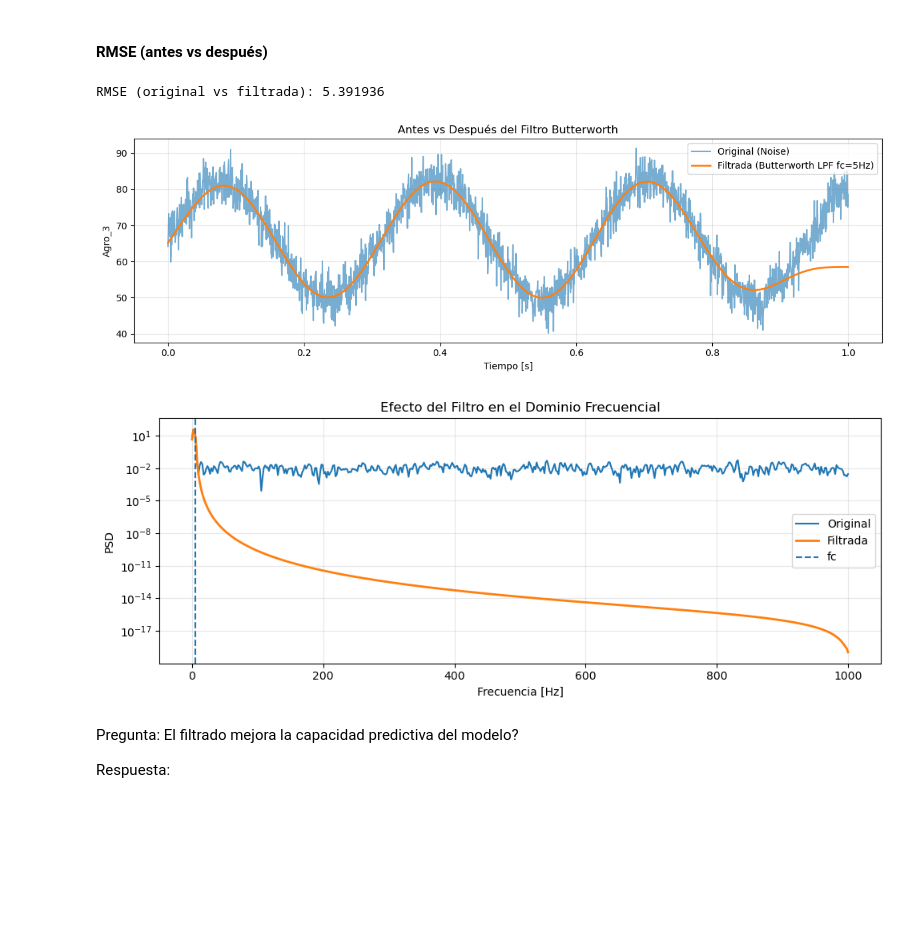
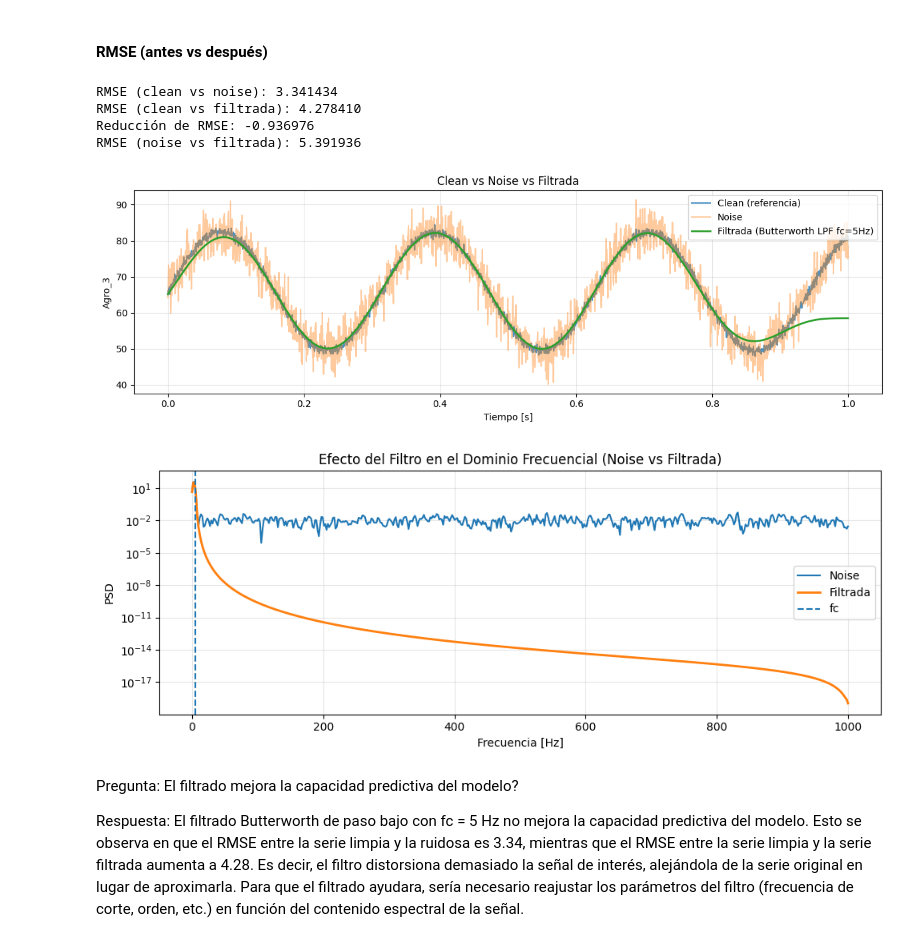
Before and after one commit to ManuCarov/Inteligencia_GeoTemporal_y_redes, a Jupyter notebook: Fase2_ProcesamientoSenales.ipynb, the cells around one changed output. Cells and saved outputs as stored; diff of their text form; code cells hidden in the pictures; blank space fills up the shorter version.

```diff
--- a/Fase2_ProcesamientoSenales.ipynb
+++ b/Fase2_ProcesamientoSenales.ipynb
@@ -204,61 +208,64 @@ Muestras: 2000
 # %% [markdown]
 #### FILTRO BUTTERWORTH PASO BAJO
 # %%
-
 nyq = fs / 2
 Wn = cutoff_hz / nyq
 
 if not (0 < Wn < 1):
     raise ValueError(f"cutoff_hz debe estar entre 0 y {nyq} Hz")
 
-b, a = signal.butter(order, Wn, btype='low')
-x_filtered = signal.filtfilt(b, a, x_original)
+b, a = signal.butter(order, Wn, btype="low")
+x_filtered = signal.filtfilt(b, a, x_noise)
 # %% [markdown]
 ####  RMSE (antes vs después)
 # %%
 def rmse(x1, x2):
     return np.sqrt(np.mean((x1 - x2)**2))
 
-rmse_value = rmse(x_original, x_filtered)
+rmse_before = rmse(x_clean, x_noise)
+rmse_after = rmse(x_clean, x_filtered)
+rmse_reduction = rmse_before - rmse_after
+rmse_noise_filtered = rmse(x_noise, x_filtered)
 
-print(f"RMSE (original vs filtrada): {rmse_value:.6f}")
-
-
-#  GRÁFICA EN TIEMPO
+print(f"RMSE (clean vs noise): {rmse_before:.6f}")
+print(f"RMSE (clean vs filtrada): {rmse_after:.6f}")
+print(f"Reducción de RMSE: {rmse_reduction:.6f}")
+print(f"RMSE (noise vs filtrada): {rmse_noise_filtered:.6f}")
 
 plt.figure(figsize=(12,4))
-plt.plot(t, x_original, label="Original (Noise)", alpha=0.6)
+plt.plot(t, x_clean, label="Clean (referencia)", alpha=0.8)
+plt.plot(t, x_noise, label="Noise", alpha=0.4)
 plt.plot(t, x_filtered, label=f"Filtrada (Butterworth LPF fc={cutoff_hz}Hz)", linewidth=2)
 plt.xlabel("Tiempo [s]")
-plt.ylabel("Agro_3")
-plt.title("Antes vs Después del Filtro Butterworth")
+plt.ylabel(col)
+plt.title("Clean vs Noise vs Filtrada")
 plt.grid(True, alpha=0.3)
 plt.legend()
 plt.tight_layout()
 plt.show()
 
-
-# 6COMPARACIÓN ESPECTRAL (opcional pero recomendado)
-
-f, P_original = signal.welch(x_original, fs=fs, nperseg=min(1024, len(x_original)))
+f, P_noise = signal.welch(x_noise, fs=fs, nperseg=min(1024, len(x_noise)))
 _, P_filtered = signal.welch(x_filtered, fs=fs, nperseg=min(1024, len(x_filtered)))
 
 plt.figure(figsize=(10,4))
-plt.semilogy(f, P_original + 1e-20, label="Original")
+plt.semilogy(f, P_noise + 1e-20, label="Noise")
 plt.semilogy(f, P_filtered + 1e-20, label="Filtrada", linewidth=2)
 plt.axvline(cutoff_hz, linestyle="--", label="fc")
 plt.xlabel("Frecuencia [Hz]")
 plt.ylabel("PSD")
-plt.title("Efecto del Filtro en el Dominio Frecuencial")
+plt.title("Efecto del Filtro en el Dominio Frecuencial (Noise vs Filtrada)")
 plt.grid(True, which="both", alpha=0.3)
 plt.legend()
 plt.tight_layout()
 plt.show()
 # %% [output]
-RMSE (original vs filtrada): 5.391936
+RMSE (clean vs noise): 3.341434
+RMSE (clean vs filtrada): 4.278410
+Reducción de RMSE: -0.936976
+RMSE (noise vs filtrada): 5.391936
-[figure, old version]
+[figure, new version]
-[figure, old version]
+[figure, new version]
 # %% [markdown]
 Pregunta: El filtrado mejora la capacidad predictiva del modelo?
 
-Respuesta:
+Respuesta: El filtrado Butterworth de paso bajo con fc = 5 Hz no mejora la capacidad predictiva del modelo. Esto se observa en que el RMSE entre la serie limpia y la ruidosa es 3.34, mientras que el RMSE entre la serie limpia y la serie filtrada aumenta a 4.28. Es decir, el filtro distorsiona demasiado la señal de interés, alejándola de la serie original en lugar de aproximarla. Para que el filtrado ayudara, sería necesario reajustar los parámetros del filtro (frecuencia de corte, orden, etc.) en función del contenido espectral de la señal.
```
Also changed, not shown: parts of 8 cells of this notebook, 3 other files.
